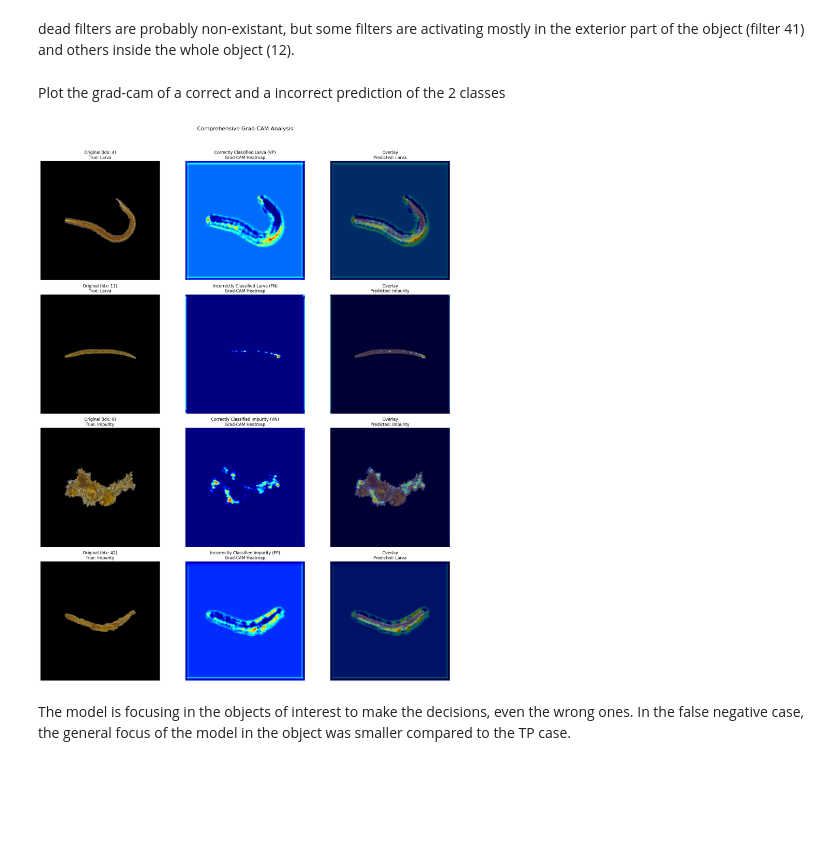
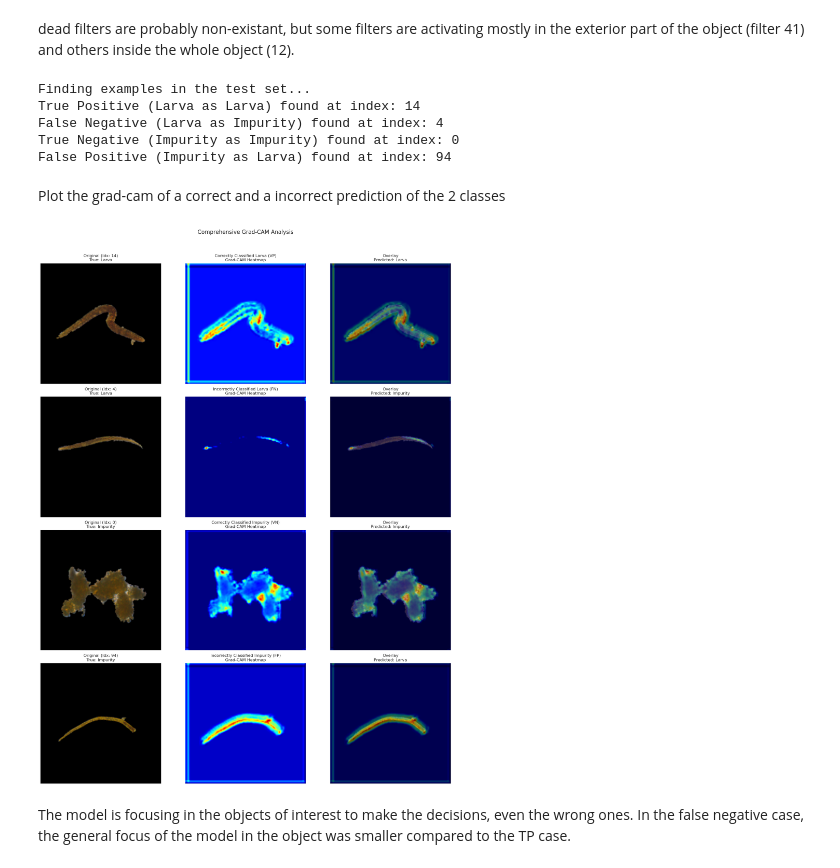
Before and after one commit to kdunorat/CNN-larvae, a Jupyter notebook: cnn_larvae.ipynb, the cells around one changed output. Cells and saved outputs as stored; diff of their text form; code cells hidden in the pictures; blank space fills up the shorter version.

```diff
--- a/cnn_larvae.ipynb
+++ b/cnn_larvae.ipynb
@@ -457,8 +455,8 @@ Test Results -> Loss: 0.220924  Acc: 0.918750  Kappa: 0.613766
 # %% [markdown]
 ### Visualize activations at the output of the last convolutional block for a given image
 # %%
-model.load_state_dict(torch.load('LarvaeCNN.pth', map_location='cuda'))
-model.to('cuda')
+# model.load_state_dict(torch.load('LarvaeCNN.pth', map_location='cuda'))
+# model.to('cuda')
 # %% [output]
 CorelNet(
   (features): Sequential(
@@ -681,7 +679,7 @@ tp_idx, fn_idx, tn_idx, fp_idx = -1, -1, -1, -1
 
 model.eval()
 with torch.no_grad():
-    for i, (img_tensor, label) in enumerate(testset):
+    for i, (img_tensor, label) in enumerate(trainset):
         img_tensor_batch = img_tensor.unsqueeze(0).to(device)
         output = model(img_tensor_batch)
         prediction = torch.argmax(output, dim=1).item()
@@ -708,3 +706,9 @@ print(f"True Positive (Larva as Larva) found at index: {tp_idx}")
 print(f"False Negative (Larva as Impurity) found at index: {fn_idx}")
 print(f"True Negative (Impurity as Impurity) found at index: {tn_idx}")
 print(f"False Positive (Impurity as Larva) found at index: {fp_idx}")
+# %% [output]
+Finding examples in the test set...
+True Positive (Larva as Larva) found at index: 14
+False Negative (Larva as Impurity) found at index: 4
+True Negative (Impurity as Impurity) found at index: 0
+False Positive (Impurity as Larva) found at index: 94
@@ -743,40 +731,40 @@ def plot_case(ax_row, case_idx, case_title):
         for ax in ax_row: ax.axis('off')
         return
 
-    img_tensor, label = testset[case_idx]
+    img_tensor, label = trainset[case_idx]
     orig_image_np = denormalize(img_tensor)
 
     cam, output = grad_cam(img_tensor.unsqueeze(0).to(device))
     pred_label = torch.argmax(output, dim=1).item()
     overlay, heatmap = visualize_gradcam(orig_image_np, cam)
 
     ax_row[0].imshow(orig_image_np)
     ax_row[0].set_title(f'Original (Idx: {case_idx})\nTrue: {class_names[label]}')
     ax_row[1].imshow(heatmap)
     ax_row[1].set_title('Grad-CAM Heatmap')
     ax_row[2].imshow(overlay)
     ax_row[2].set_title(f'Overlay\nPredicted: {class_names[pred_label]}')
 
 # Plot all 4 cases
 plot_case(axes[0], tp_idx, "True Positive")
 plot_case(axes[1], fn_idx, "False Negative")
 plot_case(axes[2], tn_idx, "True Negative")
 plot_case(axes[3], fp_idx, "False Positive")
 
 # Add overall titles for rows
 axes[0, 1].set_title("Correctly Classified Larva (VP)\n" + axes[0, 1].get_title(), fontsize=12)
 axes[1, 1].set_title("Incorrectly Classified Larva (FN)\n" + axes[1, 1].get_title(), fontsize=12)
 axes[2, 1].set_title("Correctly Classified Impurity (VN)\n" + axes[2, 1].get_title(), fontsize=12)
 axes[3, 1].set_title("Incorrectly Classified Impurity (FP)\n" + axes[3, 1].get_title(), fontsize=12)
 
 
 for ax in axes.flatten():
     ax.axis('off')
 
 plt.tight_layout(rect=[0, 0.03, 1, 0.96])
 plt.show()
 # %% [output]
-[figure, old version]
+[figure, new version]
 # %% [markdown]
 The model is focusing in the objects of interest to make the decisions, even the wrong ones. In the false negative case, the general focus of the model in the object was smaller compared to the TP case.
 # %% [markdown]
```
Also changed, not shown: parts of 10 cells of this notebook.
